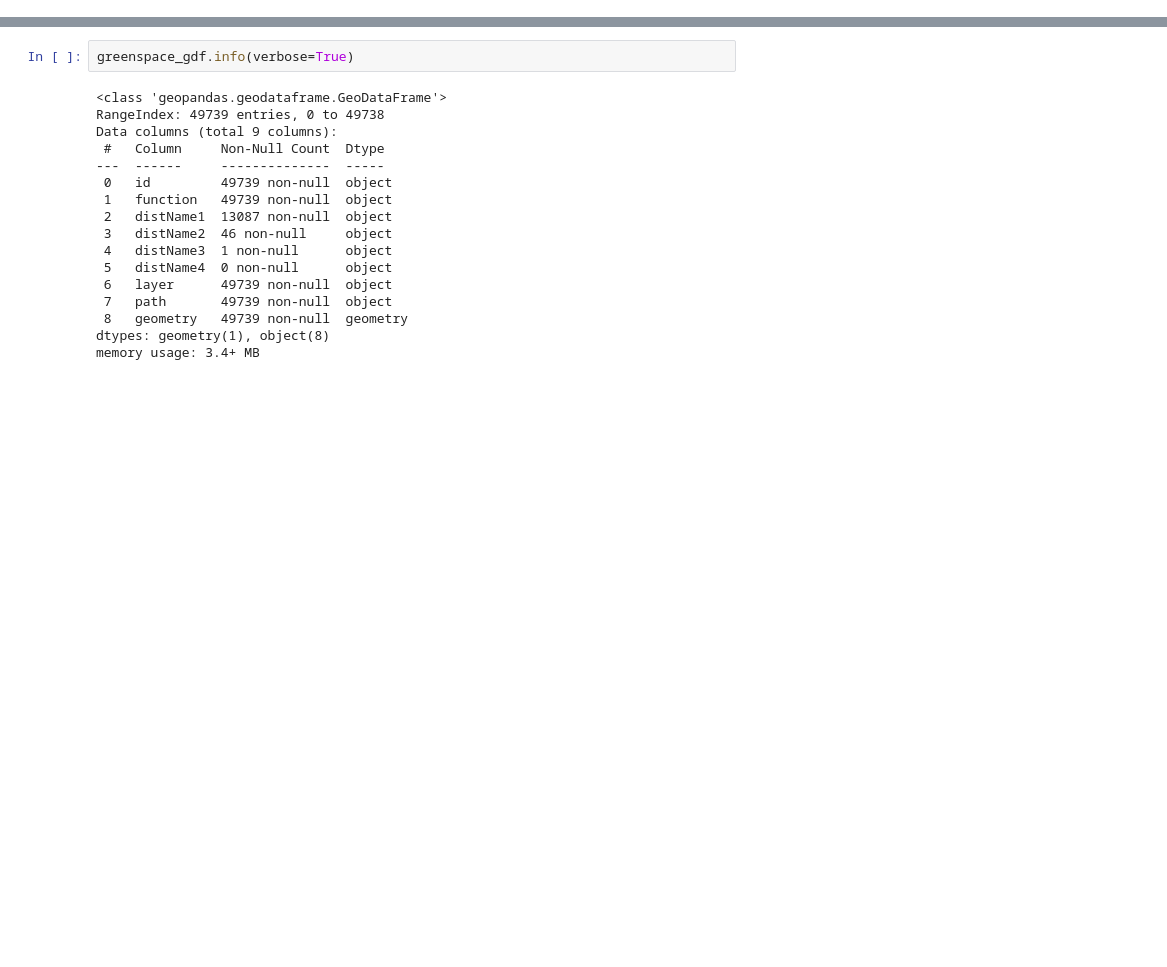
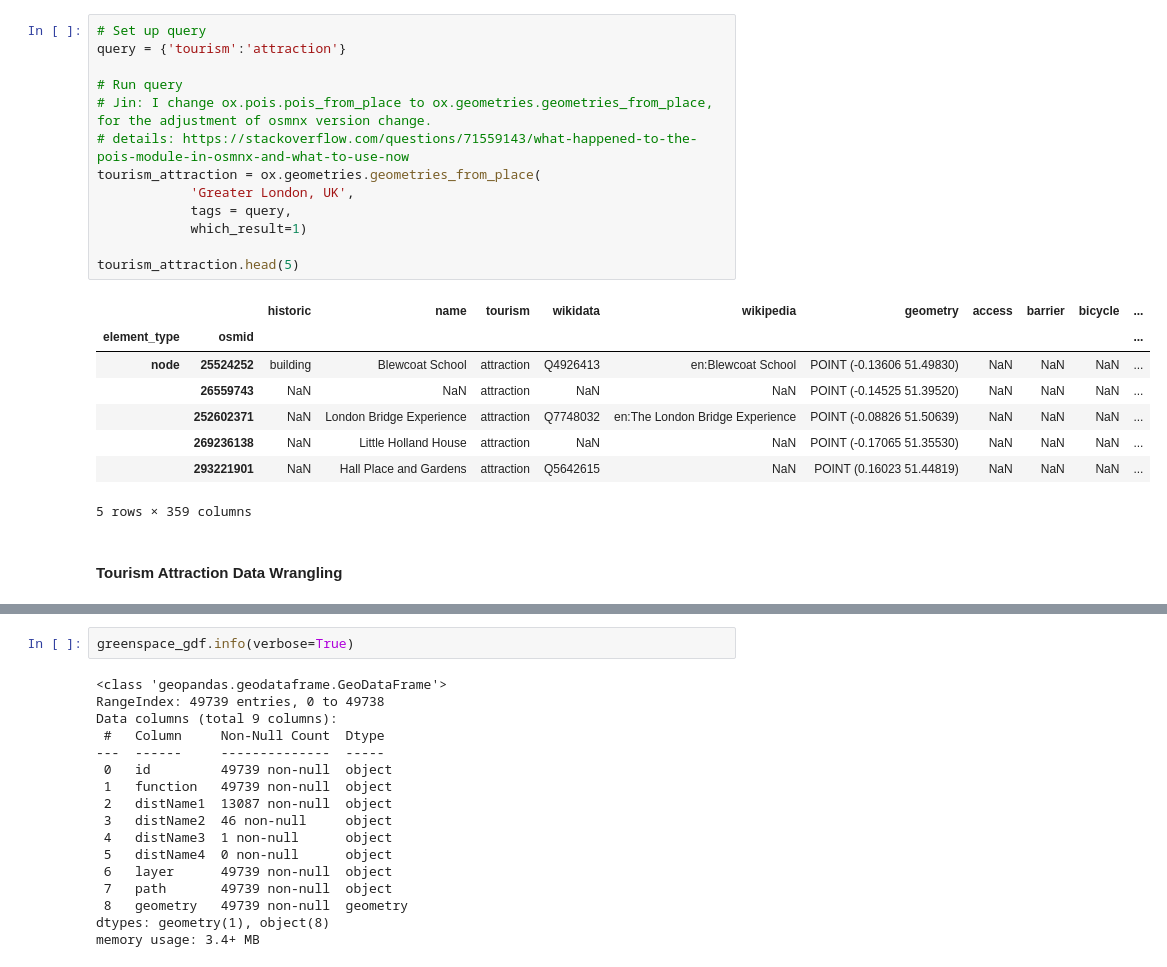
Before and after one commit to JinJiang22/fsds_GroupWork, a Jupyter notebook: greenspace.ipynb, the cells around one changed output, grey strips where cells are left out. Saved outputs shown, nothing was run; the diff lists cells and outputs as text; blank space fills up the shorter version.

```diff
--- a/greenspace.ipynb
+++ b/greenspace.ipynb
@@ -0,0 +57,24 @@
+# %%
+# Set up query
+query = {'tourism':'attraction'}
+
+# Run query
+# Jin: I change ox.pois.pois_from_place to ox.geometries.geometries_from_place, for the adjustment of osmnx version change.
+# details: https://stackoverflow.com/questions/71559143/what-happened-to-the-pois-module-in-osmnx-and-what-to-use-now
+tourism_attraction = ox.geometries.geometries_from_place(
+            'Greater London, UK',
+            tags = query,
+            which_result=1)
+
+tourism_attraction.head(5)
+# %% [output]
+|  |  | historic | name | tourism | wikidata | wikipedia | geometry | access | barrier | bicycle | ... |
+| element_type | osmid |  |  |  |  |  |  |  |  |  | ... |
+| node | 25524252 | building | Blewcoat School | attraction | Q4926413 | en:Blewcoat School | POINT (-0.13606 51.49830) | NaN | NaN | NaN | ... |
+|  | 26559743 | NaN | NaN | attraction | NaN | NaN | POINT (-0.14525 51.39520) | NaN | NaN | NaN | ... |
+|  | 252602371 | NaN | London Bridge Experience | attraction | Q7748032 | en:The London Bridge Experience | POINT (-0.08826 51.50639) | NaN | NaN | NaN | ... |
+|  | 269236138 | NaN | Little Holland House | attraction | NaN | NaN | POINT (-0.17065 51.35530) | NaN | NaN | NaN | ... |
+|  | 293221901 | NaN | Hall Place and Gardens | attraction | Q5642615 | NaN | POINT (0.16023 51.44819) | NaN | NaN | NaN | ... |
+5 rows × 359 columns
+# %% [markdown]
+#### Tourism Attraction Data Wrangling
```
Also changed, not shown: parts of 35 cells of this notebook, 6 other files.
